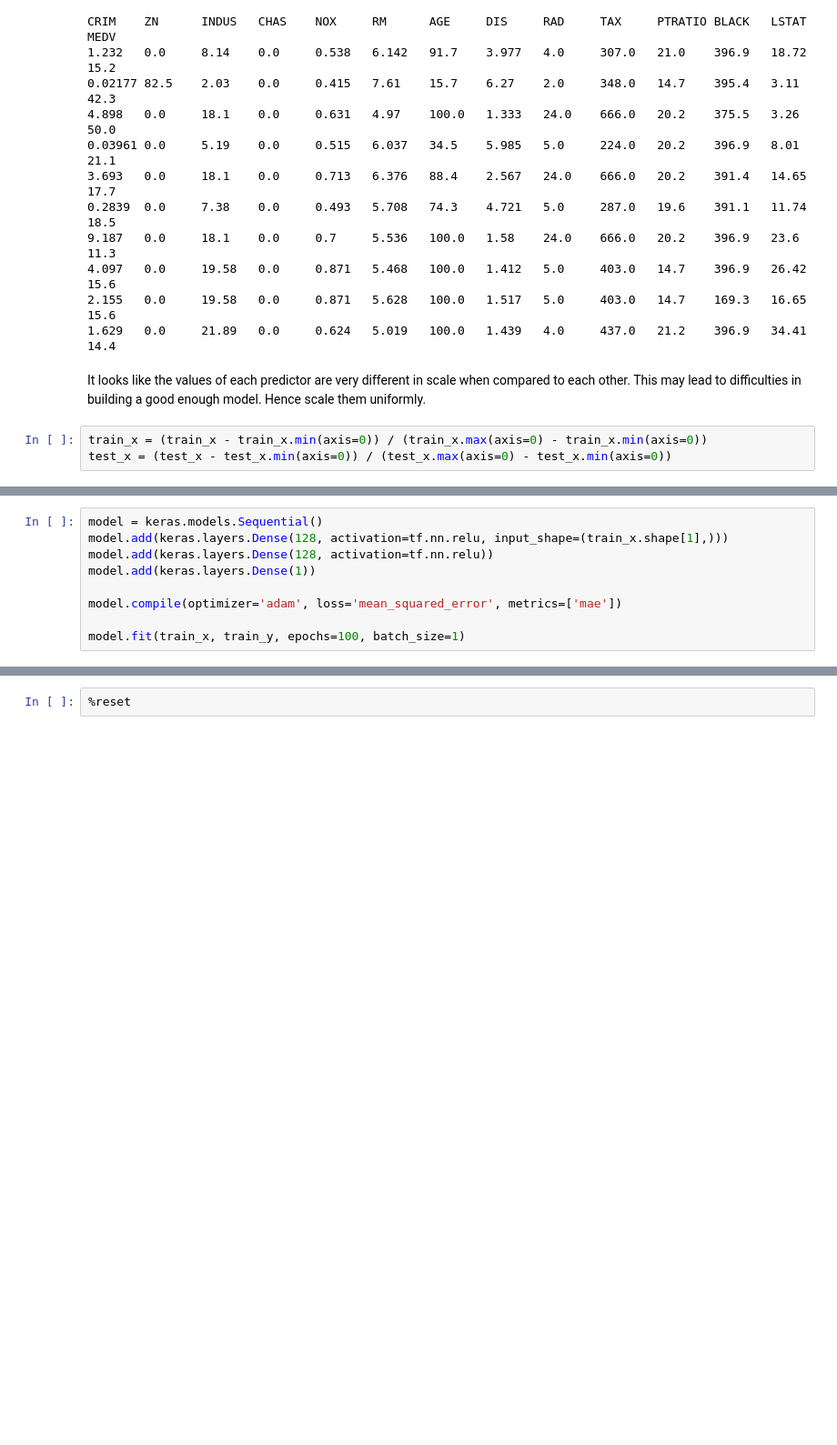
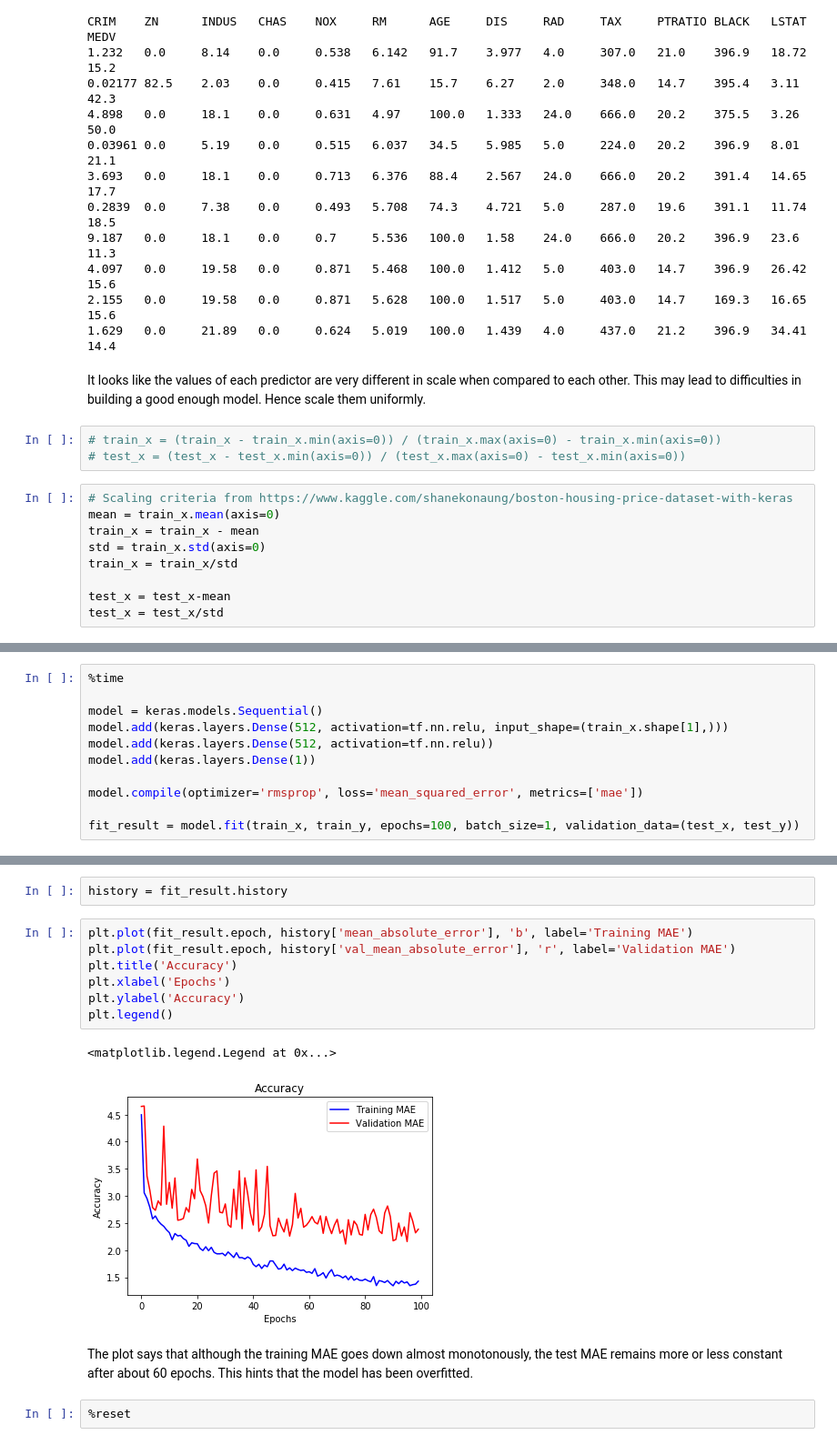
Before and after one commit to joseph-neeraj/AM6016-CA4, a Jupyter notebook: CA4.ipynb, the cells around one changed output, grey strips where cells are left out. Shown at 91% size. Drawn from its saved outputs; the diff is of its cells as text; blank space fills up the shorter version.

```diff
--- a/CA4.ipynb
+++ b/CA4.ipynb
@@ -96,8 +99,17 @@ It looks like the values of each predictor are very different in scale when comp
 This may lead to difficulties in building a good enough model.
 Hence scale them uniformly.
 # %%
-train_x = (train_x - train_x.min(axis=0)) / (train_x.max(axis=0) - train_x.min(axis=0))
-test_x = (test_x - test_x.min(axis=0)) / (test_x.max(axis=0) - test_x.min(axis=0))
+# train_x = (train_x - train_x.min(axis=0)) / (train_x.max(axis=0) - train_x.min(axis=0))
+# test_x = (test_x - test_x.min(axis=0)) / (test_x.max(axis=0) - test_x.min(axis=0))
+# %%
+# Scaling criteria from https://www.kaggle.com/shanekonaung/boston-housing-price-dataset-with-keras
+mean = train_x.mean(axis=0)
+train_x = train_x - mean
+std = train_x.std(axis=0)
+train_x = train_x/std
+
+test_x = test_x-mean
+test_x = test_x/std
 # %%
 printFirstN(10)
 # %% [output]
@@ -123,10 +127,12 @@ CRIM    ZN      INDUS   CHAS    NOX     RM      AGE     DIS     RAD     TAX
 # %%
+%time
+
 model = keras.models.Sequential()
-model.add(keras.layers.Dense(128, activation=tf.nn.relu, input_shape=(train_x.shape[1],)))
-model.add(keras.layers.Dense(128, activation=tf.nn.relu))
+model.add(keras.layers.Dense(512, activation=tf.nn.relu, input_shape=(train_x.shape[1],)))
+model.add(keras.layers.Dense(512, activation=tf.nn.relu))
 model.add(keras.layers.Dense(1))
 
-model.compile(optimizer='adam', loss='mean_squared_error', metrics=['mae'])
+model.compile(optimizer='rmsprop', loss='mean_squared_error', metrics=['mae'])
 
-model.fit(train_x, train_y, epochs=100, batch_size=1)
+fit_result = model.fit(train_x, train_y, epochs=100, batch_size=1, validation_data=(test_x, test_y))
 # %% [output]
@@ -151,3 +156,17 @@ Epoch 100/100
+# %%
+history = fit_result.history
+# %%
+plt.plot(fit_result.epoch, history['mean_absolute_error'], 'b', label='Training MAE')
+plt.plot(fit_result.epoch, history['val_mean_absolute_error'], 'r', label='Validation MAE')
+plt.title('Accuracy')
+plt.xlabel('Epochs')
+plt.ylabel('Accuracy')
+plt.legend()
+# %% [output]
+<matplotlib.legend.Legend at 0x...>
+[figure, added]
+# %% [markdown]
+The plot says that although the training MAE goes down almost monotonously, the test MAE remains more or less constant after about 60 epochs. This hints that the model has been overfitted.
 # %%
 %reset
 # %% [output]
```
Also changed, not shown: parts of 6 cells of this notebook.
